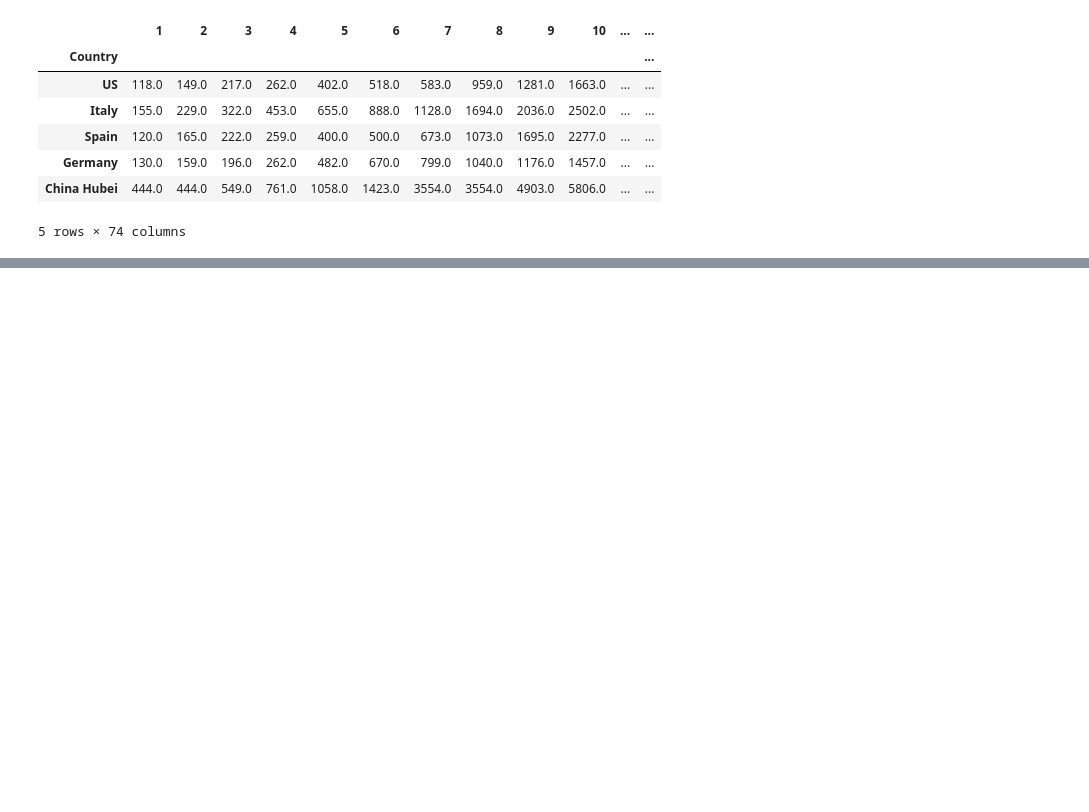
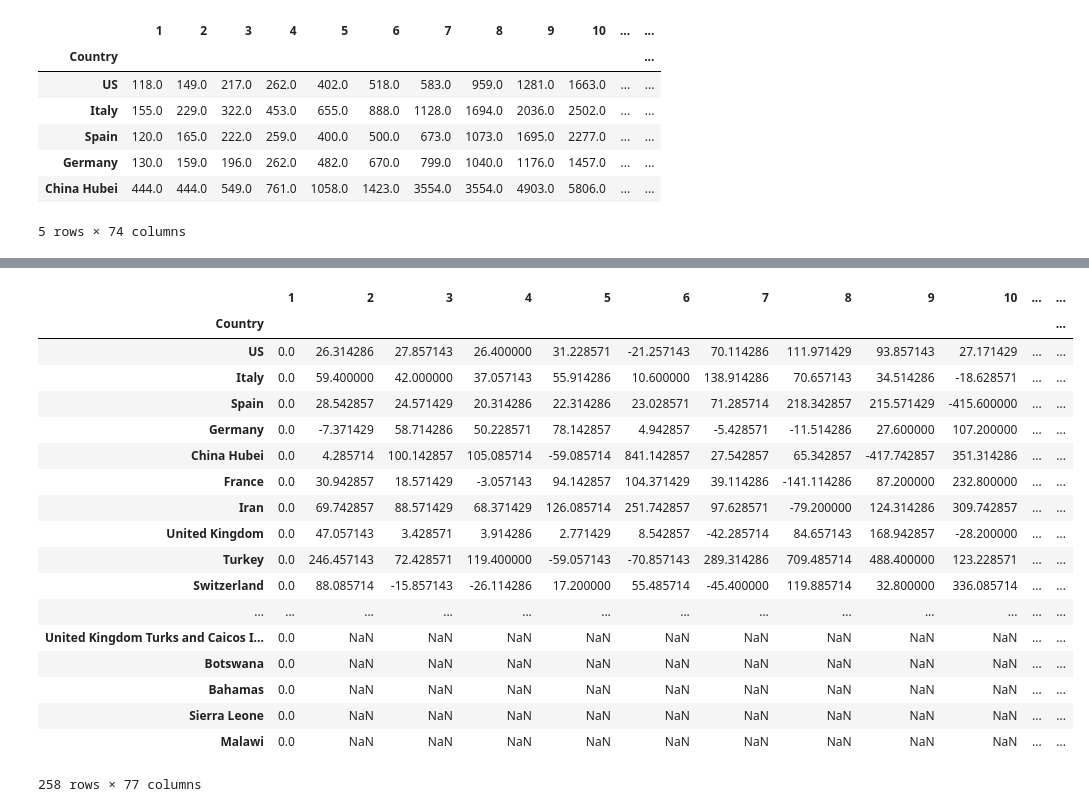
Before and after one commit to MiRoDS/DataScience_Project4, a Jupyter notebook: CapstoneProject.ipynb, the cells around one changed output, grey strips where cells are left out. Drawn from its saved outputs; the diff is of its cells as text; code cells hidden in the pictures; blank space fills up the shorter version.

```diff
--- a/CapstoneProject.ipynb
+++ b/CapstoneProject.ipynb
@@ -256,0 +302,59 @@ lineplot(df_2nd_derivative, 5)
+# %%
+def add_max_value_and_index(df):
+    '''
+    INPUT:
+    df - pandas dataframe with timeseries
+
+    OUTPUT:
+    df - pandas dataframe which represents a derivative of the input dataframe
+
+    Description:
+    In the derivative for a timeseries, datapoint x is the differences of point x and x-1 from the input array.
+    '''
+
+    df_output=df.copy()
+
+    # Sort according to the number of infections
+    # Iterate over all rows in df and fill the user item data frame
+    for index, row in df.iterrows():
+
+        value_list=[]
+
+        # Iterate over all columns
+        for col_name, col_data in df.iteritems():
+            if col_name!='Infections' and not(np.isnan(df_output.at[index, col_name])):
+                value_list.append(df_output.at[index, col_name])
+
+        max_value = max(value_list)
+        max_index = value_list.index(max_value)
+
+        df_output.at[index, 'max_value'] = max_value
+        df_output.at[index, 'max_index'] = max_index
+
+    return df_output
+# %%
+df_2nd_derivative=add_max_value_and_index(df_2nd_derivative)
+# %%
+df_2nd_derivative['growth_factor']=(df_2nd_derivative['max_value']/100)**(1/df_2nd_derivative['max_index'])
+# %%
+df_2nd_derivative
+# %% [output]
+|  | 1 | 2 | 3 | 4 | 5 | 6 | 7 | 8 | 9 | 10 | ... | ... |
+| Country |  |  |  |  |  |  |  |  |  |  |  | ... |
+| US | 0.0 | 26.314286 | 27.857143 | 26.400000 | 31.228571 | -21.257143 | 70.114286 | 111.971429 | 93.857143 | 27.171429 | ... | ... |
+| Italy | 0.0 | 59.400000 | 42.000000 | 37.057143 | 55.914286 | 10.600000 | 138.914286 | 70.657143 | 34.514286 | -18.628571 | ... | ... |
+| Spain | 0.0 | 28.542857 | 24.571429 | 20.314286 | 22.314286 | 23.028571 | 71.285714 | 218.342857 | 215.571429 | -415.600000 | ... | ... |
+| Germany | 0.0 | -7.371429 | 58.714286 | 50.228571 | 78.142857 | 4.942857 | -5.428571 | -11.514286 | 27.600000 | 107.200000 | ... | ... |
+| China Hubei | 0.0 | 4.285714 | 100.142857 | 105.085714 | -59.085714 | 841.142857 | 27.542857 | 65.342857 | -417.742857 | 351.314286 | ... | ... |
+| France | 0.0 | 30.942857 | 18.571429 | -3.057143 | 94.142857 | 104.371429 | 39.114286 | -141.114286 | 87.200000 | 232.800000 | ... | ... |
+| Iran | 0.0 | 69.742857 | 88.571429 | 68.371429 | 126.085714 | 251.742857 | 97.628571 | -79.200000 | 124.314286 | 309.742857 | ... | ... |
+| United Kingdom | 0.0 | 47.057143 | 3.428571 | 3.914286 | 2.771429 | 8.542857 | -42.285714 | 84.657143 | 168.942857 | -28.200000 | ... | ... |
+| Turkey | 0.0 | 246.457143 | 72.428571 | 119.400000 | -59.057143 | -70.857143 | 289.314286 | 709.485714 | 488.400000 | 123.228571 | ... | ... |
+| Switzerland | 0.0 | 88.085714 | -15.857143 | -26.114286 | 17.200000 | 55.485714 | -45.400000 | 119.885714 | 32.800000 | 336.085714 | ... | ... |
+| ... | ... | ... | ... | ... | ... | ... | ... | ... | ... | ... | ... | ... |
+| United Kingdom Turks and Caicos I... | 0.0 | NaN | NaN | NaN | NaN | NaN | NaN | NaN | NaN | NaN | ... | ... |
+| Botswana | 0.0 | NaN | NaN | NaN | NaN | NaN | NaN | NaN | NaN | NaN | ... | ... |
+| Bahamas | 0.0 | NaN | NaN | NaN | NaN | NaN | NaN | NaN | NaN | NaN | ... | ... |
+| Sierra Leone | 0.0 | NaN | NaN | NaN | NaN | NaN | NaN | NaN | NaN | NaN | ... | ... |
+| Malawi | 0.0 | NaN | NaN | NaN | NaN | NaN | NaN | NaN | NaN | NaN | ... | ... |
+258 rows × 77 columns
```
Also changed, not shown: parts of 12 cells of this notebook.
